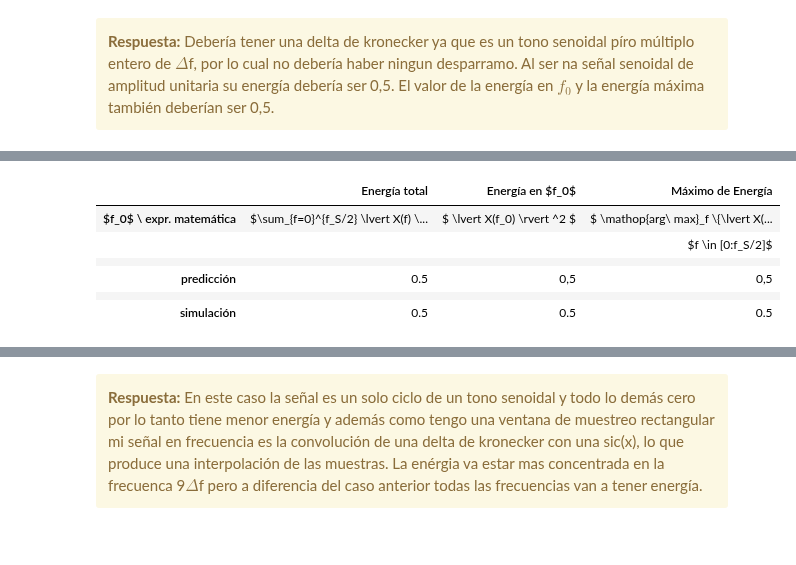
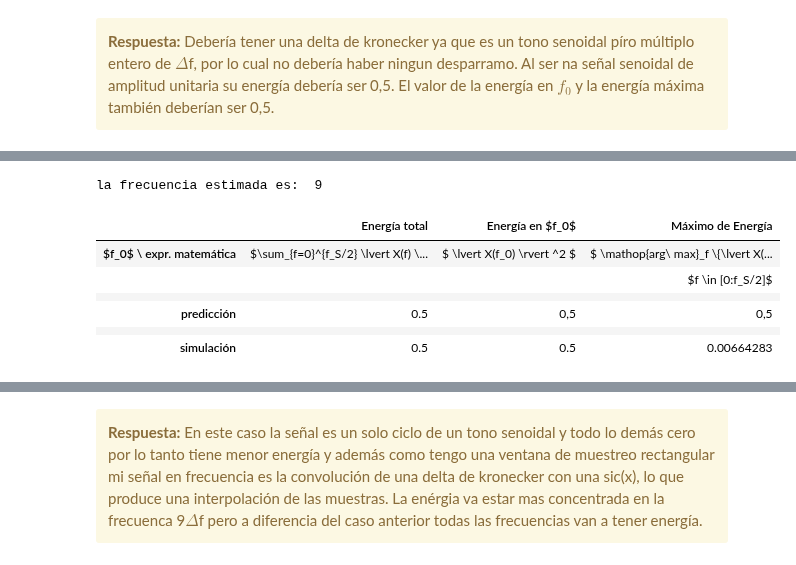
Before and after one commit to NicolasFerragamo/pdstestbench, a Jupyter notebook: TP1 - Muestreo de señales - Forurier_copia.ipynb, the cells around one changed output, grey strips where cells are left out. Saved outputs shown, nothing was run; the diff lists cells and outputs as text; code cells hidden in the pictures.

Commit message:
Termine TP1-4d, ademas agregué la opción de quitarle el color de los ejes a la función plotFFT con la opción col_ax

```diff
--- a/TP1 - Muestreo de señales - Forurier_copia.ipynb
+++ b/TP1 - Muestreo de señales - Forurier_copia.ipynb
@@ -782,6 +782,10 @@ Para cada señal propuesta complete los valores que se indican en las siguientes
 # %%
 
 #%% importo los paquetes necesarios
+
+%matplotlib notebook
+from ipywidgets import interact, fixed
+
 import os
 import matplotlib.pyplot as plt
 import numpy as np
@@ -815,6 +819,20 @@ energia_max_frecuencia = 0
 tt, signal = sg.seno(fs, f0, N, a0, p0)
 fftsignal    = np.fft.fft(signal)
 mod_fftsignal = np.abs(fftsignal)
+
+#%% Gŕaficos de las señales en tiempo y en frecuenciales
+plt.figure("Gráfico de la señal temporal")
+plt.plot(tt, signal, 'b')
+plt.xlabel('tiempo [S]')
+plt.ylabel('Amplitud [UA]')
+plt.axhline(0, color="black")
+plt.axvline(0, color="black")
+plt.grid()
+plt.title('Gráfico de la señal temporal')
+
+FFT.plotFFT(fftsignal, fs, N, y1l='Amplitud Normlizada [db] ', y2l='Fase [rad] ',
+             c=0, db='off', tipo='plot', m='.')
+
 
 #%%  Cálculo de la energía
 
@@ -871,10 +893,11 @@ HTML(df.to_html())
+la frecuencia estimada es:  9
 |  | Energía total | Energía en $f_0$ | Máximo de Energía |
 | $f_0$ \ expr. matemática | $\sum_{f=0}^{f_S/2} \lvert X(f) \... | $ \lvert X(f_0) \rvert ^2 $ | $ \mathop{arg\ max}_f \{\lvert X(... |
 |  |  |  | $f \in [0:f_S/2]$ |
 |  |  |  |  |
 | predicción | 0.5 | 0,5 | 0,5 |
 |  |  |  |  |
-| simulación | 0.5 | 0.5 | 0.5 |
+| simulación | 0.5 | 0.5 | 0.00664283 |
 # %% [markdown]
 <table width="80%" cellpadding="7" cellspacing="0">
 	<col width="50%">
```
Also changed, not shown: parts of 8 cells of this notebook, 2 other files.
